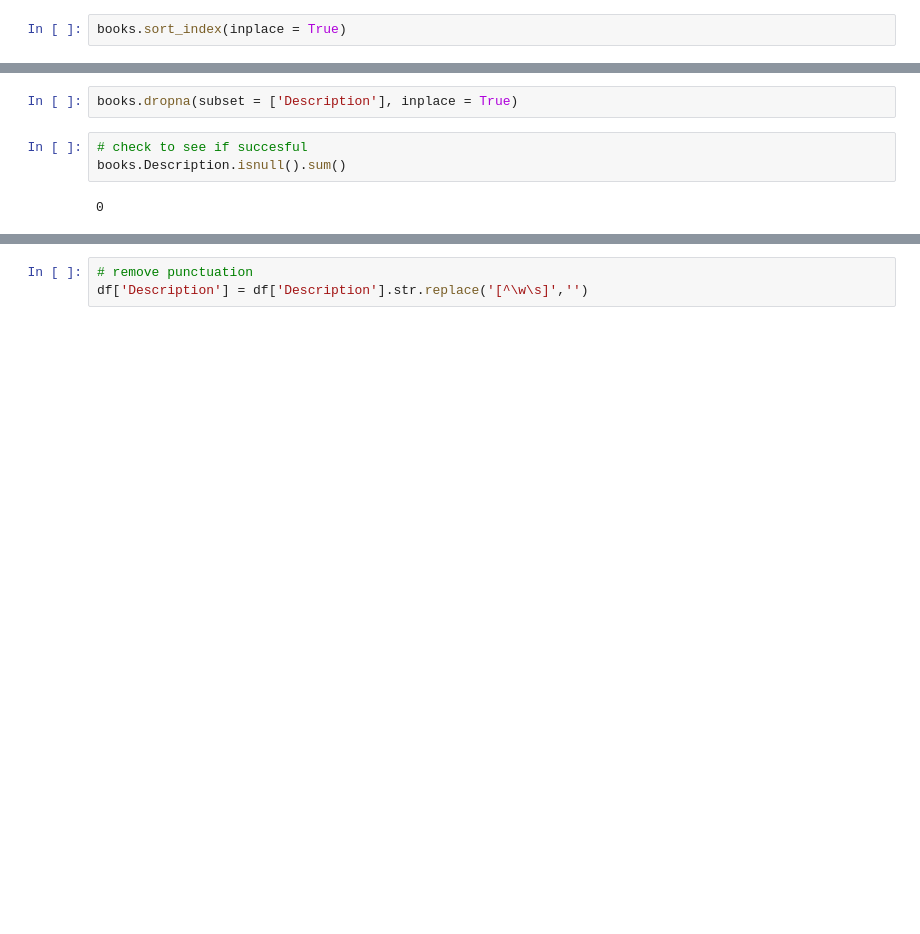
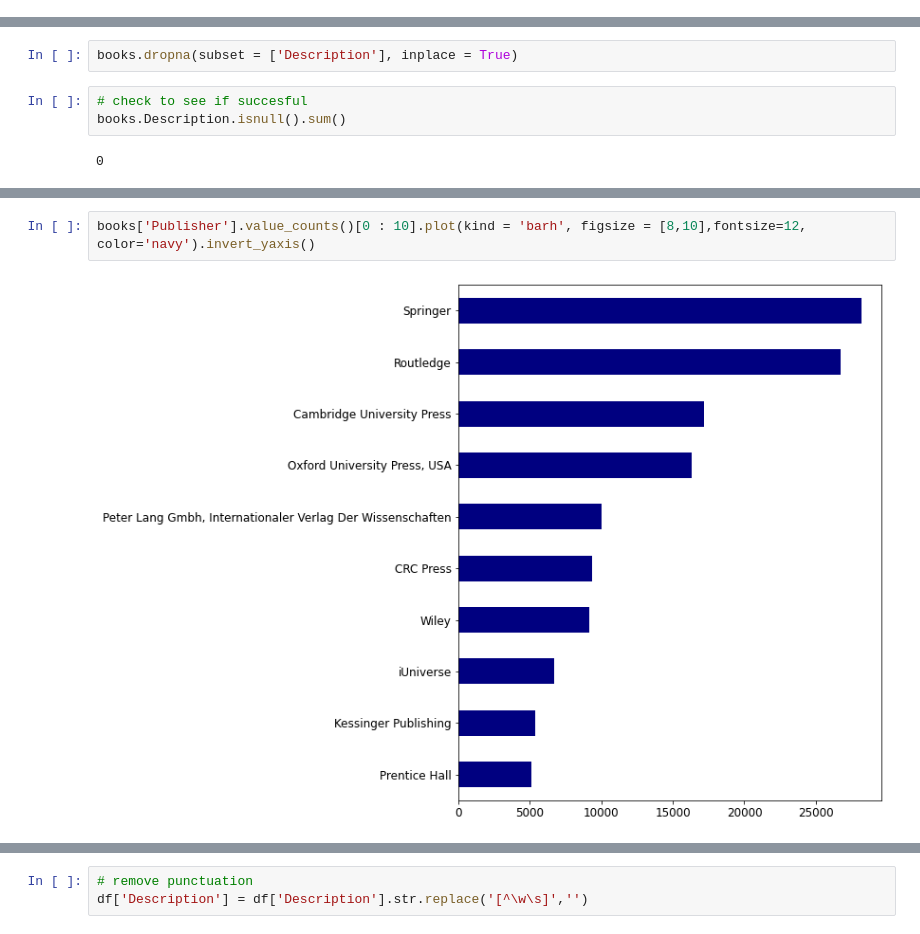
Before and after one commit to mariamihaila/Book-Recommendation-System, a Jupyter notebook: Book_Recommender.ipynb, the cells around one changed output, grey strips where cells are left out. Cells and saved outputs as stored; diff of their text form; blank space fills up the shorter version.

```diff
--- a/Book_Recommender.ipynb
+++ b/Book_Recommender.ipynb
@@ -59,5 +69,3 @@ books.head()
 | 1900514 | Images of Barbarossa | Christopher Ailsby | 0711028257 | 3.5 | 2001 | 1 | 25 | Ian Allan Ltd | 5:0 | ... |
 | 1900520 | Romania After 2000: Five New Roma... | Daniel Charles Gerould | 0595436560 | 4.0 | 2007 | 9 | 1 | Martin E. Segal Theatre Center Pu... | 5:1 | ... |
 | 1900521 | Global Foreigners: An Anthology o... | Saviana Stănescu | 1905422423 | 4.6 | 2006 | 12 | 7 | Seagull Books | 5:4 | ... |
-# %%
-books.sort_index(inplace = True)
@@ -164,0 +182,4 @@ books.Description.isnull().sum()
+# %%
+books['Publisher'].value_counts()[0 : 10].plot(kind = 'barh', figsize = [8,10],fontsize=12, color='navy').invert_yaxis()
+# %% [output]
+[figure, added]
```
Also changed, not shown: parts of 40 cells of this notebook.
